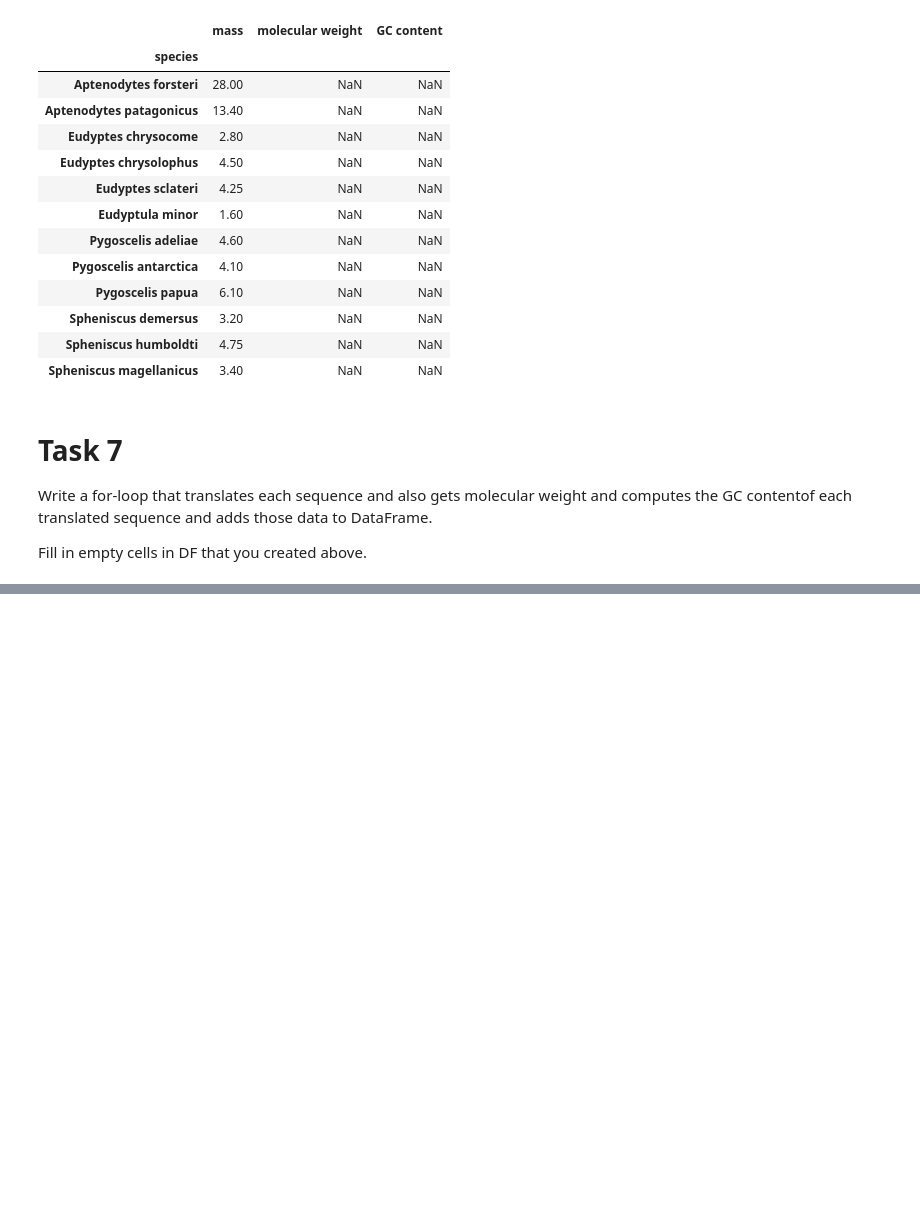
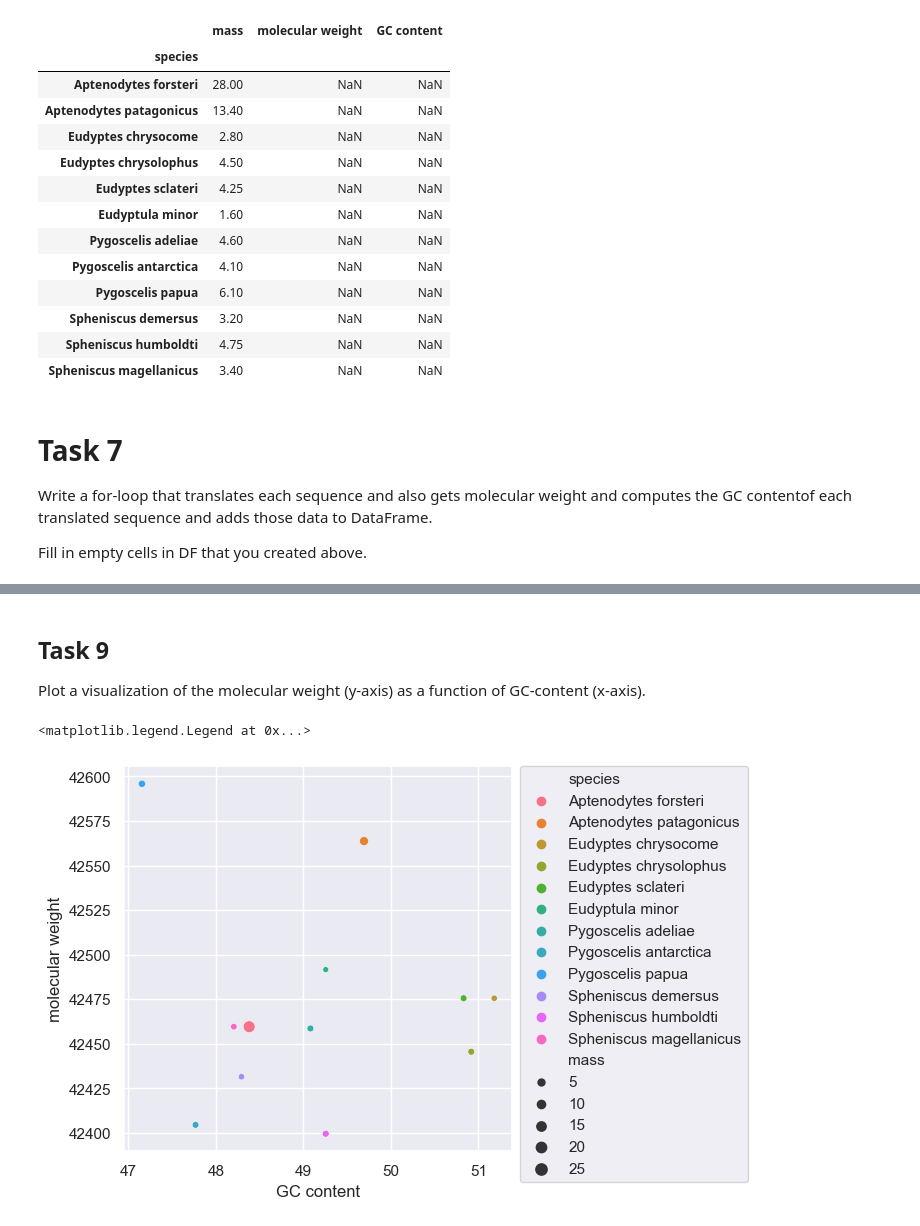
Before and after one commit to 0Yue0/BCB546-PythonHW_Spring2023, a Jupyter notebook: Yue_Python.ipynb, the cells around one changed output, grey strips where cells are left out. Saved outputs shown, nothing was run; the diff lists cells and outputs as text; code cells hidden in the pictures; blank space fills up the shorter version.

```diff
--- a/Yue_Python.ipynb
+++ b/Yue_Python.ipynb
@@ -392,0 +411,22 @@ Add functions or anything that might be interesting and fun. (optional)
+# %% [markdown]
+## Task 9
+
+
+Plot a visualization of the molecular weight (y-axis) as a function of GC-content (x-axis).
+# %%
+#fig9 = sns.barplot(x = 'GC content', y = 'molecular weight', data = df_for_plot)
+
+#fig9 = sns.regplot(x = 'GC content', y = 'molecular weight', data = df_for_plot)
+
+
+fig9 = sns.scatterplot(x= 'GC content',
+                       y= 'molecular weight',
+                       hue = 'species',
+                       data = df_for_plot,
+                       size = "mass"
+                       )
+
+plt.legend(bbox_to_anchor=(1.02, 1), loc='upper left', borderaxespad=0)
+# %% [output]
+<matplotlib.legend.Legend at 0x...>
+[figure, added]
```
Also changed, not shown: parts of 58 cells of this notebook.
